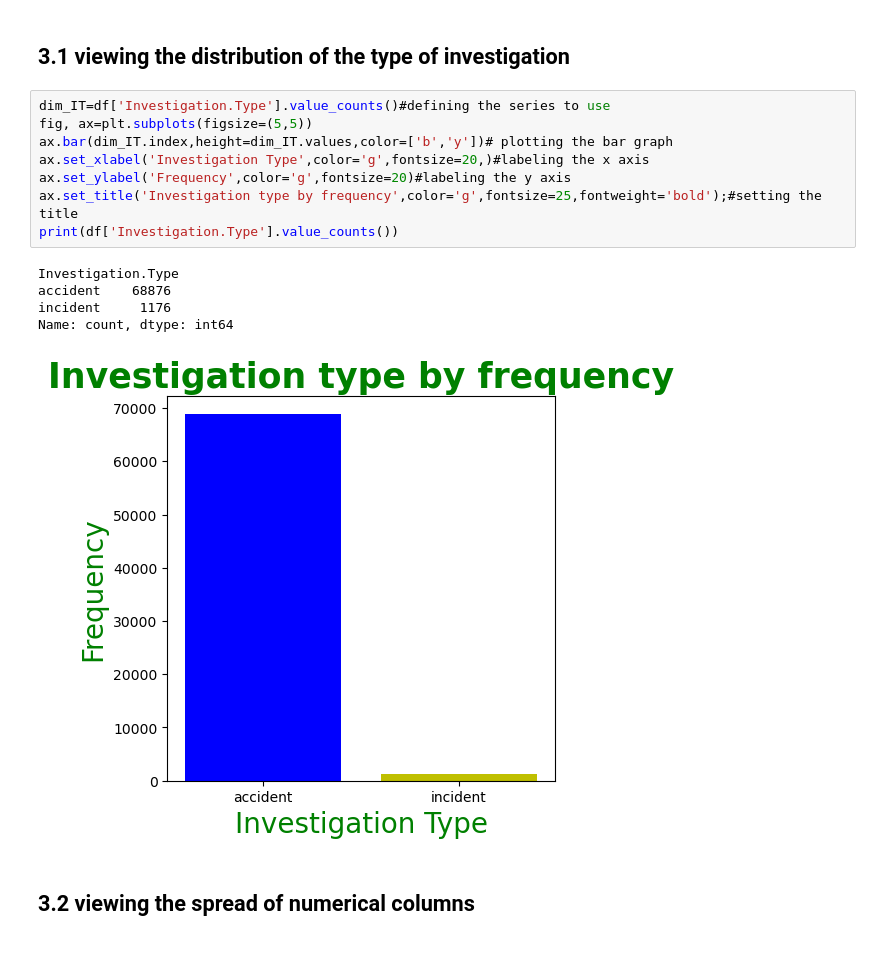
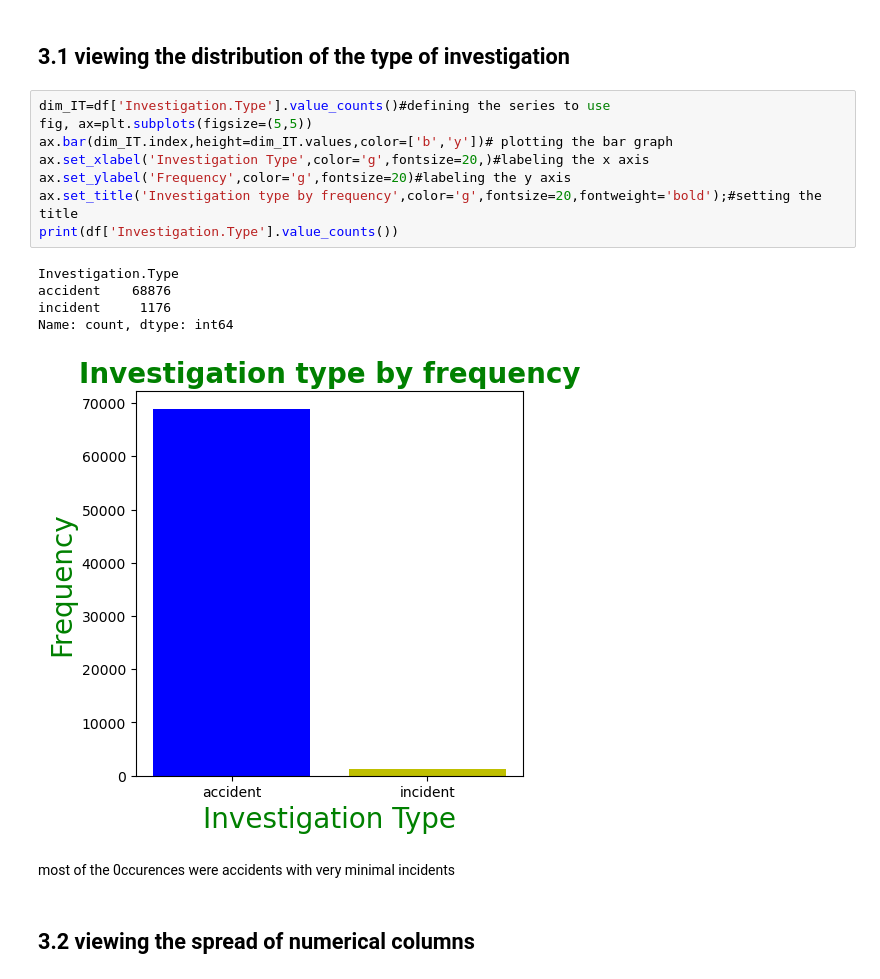
Before and after one commit to kibngetich/aviation-data-analysis, a Jupyter notebook: index.ipynb, the cells around one changed output. Cells and saved outputs as stored; diff of their text form; blank space fills up the shorter version.

Commit message:
added description to visuals

```diff
--- a/index.ipynb
+++ b/index.ipynb
@@ -265,17 +271,19 @@ df.to_csv('cleaned aviation data.csv')
 # %%
 dim_IT=df['Investigation.Type'].value_counts()#defining the series to use
 fig, ax=plt.subplots(figsize=(5,5))
 ax.bar(dim_IT.index,height=dim_IT.values,color=['b','y'])# plotting the bar graph
 ax.set_xlabel('Investigation Type',color='g',fontsize=20,)#labeling the x axis
 ax.set_ylabel('Frequency',color='g',fontsize=20)#labeling the y axis
-ax.set_title('Investigation type by frequency',color='g',fontsize=25,fontweight='bold');#setting the title
+ax.set_title('Investigation type by frequency',color='g',fontsize=20,fontweight='bold');#setting the title
 print(df['Investigation.Type'].value_counts())
 # %% [output]
 Investigation.Type
 accident    68876
 incident     1176
 Name: count, dtype: int64
-[figure, old version]
+[figure, new version]
+# %% [markdown]
+most of the 0ccurences were accidents with very minimal incidents
 # %% [markdown]
 ## 3.2 viewing the spread of numerical columns
 # %%
```
Also changed, not shown: parts of 19 cells of this notebook.
